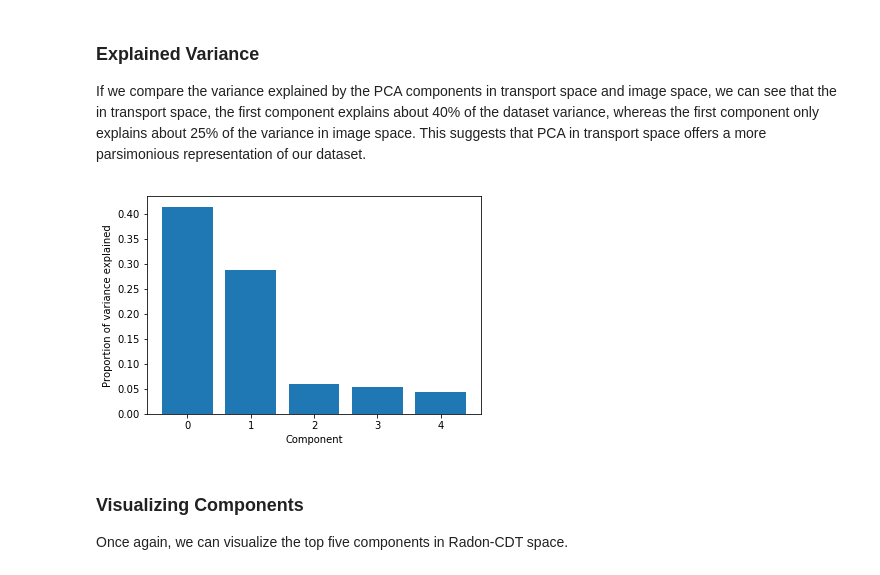
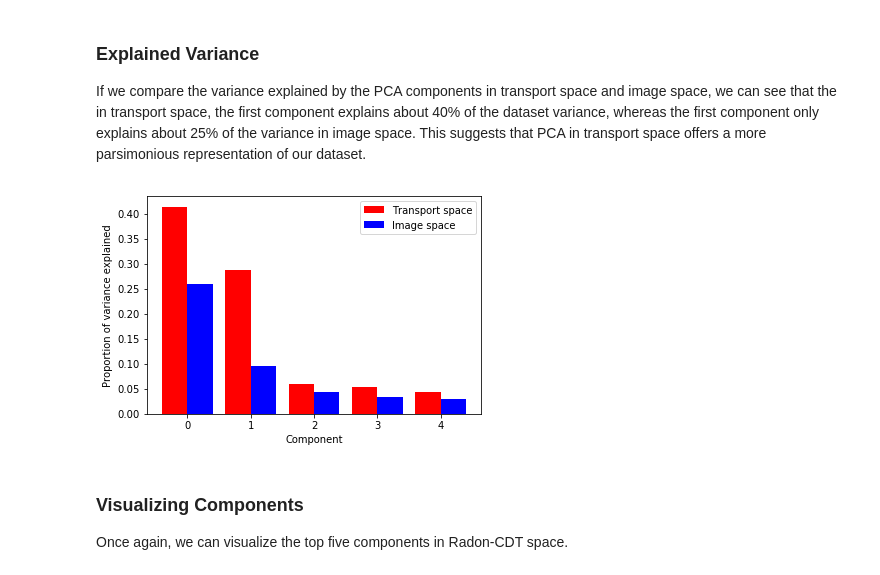
Before and after one commit to LiamCattell/optimaltransport, a Jupyter notebook: tutorials/03_pca.ipynb, the cells around one changed output. Saved outputs shown, nothing was run; the diff lists cells and outputs as text; code cells hidden in the pictures.

```diff
--- a/tutorials/03_pca.ipynb
+++ b/tutorials/03_pca.ipynb
@@ -29,7 +29,7 @@ In this tutorial, we will first perform PCA on a set of images rather than a set
 from optrans.datasets import adni
 
 # Load the image data
-fpath = '../../code/python/optimaltransport/optrans/datasets/adni_data.npz'
+fpath = '../optrans/datasets/adni_data.npz'
 img, label = adni.load_data(fpath=fpath)
 
 # Find the indices of the first healthy volunteer and first Alzheimer's patient
@@ -58,11 +58,11 @@ n_imgs, h, w = img.shape
 # Reshape the 2D images into 1D arrays
 img = img.reshape((n_imgs,h*w))
 
-# Initialize PCA
-pca = PCA(n_components=5)
+# Initialize PCA in image space
+pcai = PCA(n_components=5)
 
 # Transform the data and reduce the it to just 5 features
-img_pca = pca.fit_transform(img)
+img_pca = pcai.fit_transform(img)
 # %% [markdown]
 ### Variance Explained by the Components
 
@@ -170,11 +170,11 @@ For some applications, it may be beneficial to perform PCA in the optimal transp
 As before, let's load some sample data. We will load the transport maps that were computed when performing the Radon-CDT on our brain PET images from earlier. We will also load the reference image `img0` that was used to compute the transport maps.
 # %%
 # Load the transport maps corresponding to the images above
-fpath = '../../code/python/optimaltransport/optrans/datasets/adni_rcdt_maps.npz'
+fpath = '../optrans/datasets/adni_rcdt_maps.npz'
 f, _ = adni.load_rcdt_maps(fpath=fpath)
 
 # Load the reference image that was used to compute the transport maps
-fpath = '../../code/python/optimaltransport/optrans/datasets/adni_img0.npy'
+fpath = '../optrans/datasets/adni_img0.npy'
 img0 = adni.load_img0(fpath=fpath)
 
 # Plot the images and corresponding transport maps
@@ -203,26 +203,28 @@ n_imgs, h, w = f.shape
 # Reshape the 2D transport maps into 1D arrays
 f = f.reshape((n_imgs,h*w))
 
-# Initialize PCA
-pca = PCA(n_components=5)
+# Initialize PCA in transport space
+pcat = PCA(n_components=5)
 
 # Transform the data and reduce the it to just 5 features
-f_pca = pca.fit_transform(f)
+f_pca = pcat.fit_transform(f)
 # %% [markdown]
 ### Explained Variance
 
 If we compare the variance explained by the PCA components in transport space and image space, we can see that the in transport space, the first component explains about 40% of the dataset variance, whereas the first component only explains about 25% of the variance in image space. This suggests that PCA in transport space offers a more parsimonious representation of our dataset.
 # %%
 # Get the proportion of variance explained by each component
-var_ratio = pca.explained_variance_ratio_
+var_ratio = pcat.explained_variance_ratio_
 
-# Plot explained variance
-plt.bar(range(5), var_ratio, align='center')
+# Plot explained variance for transport space and image space
+plt.bar(range(5), var_ratio, width=-.4, align='edge', color='r', label='Transport space')
+plt.bar(range(5), pcai.explained_variance_ratio_, width=.4, align='edge', color='b', label='Image space')
 plt.xlabel('Component')
 plt.ylabel('Proportion of variance explained')
+plt.legend()
 plt.show()
 # %% [output]
-[figure, old version]
+[figure, new version]
 # %% [markdown]
 ### Visualizing Components
 
```
Also changed, not shown: parts of 8 cells of this notebook, 1 other file.
